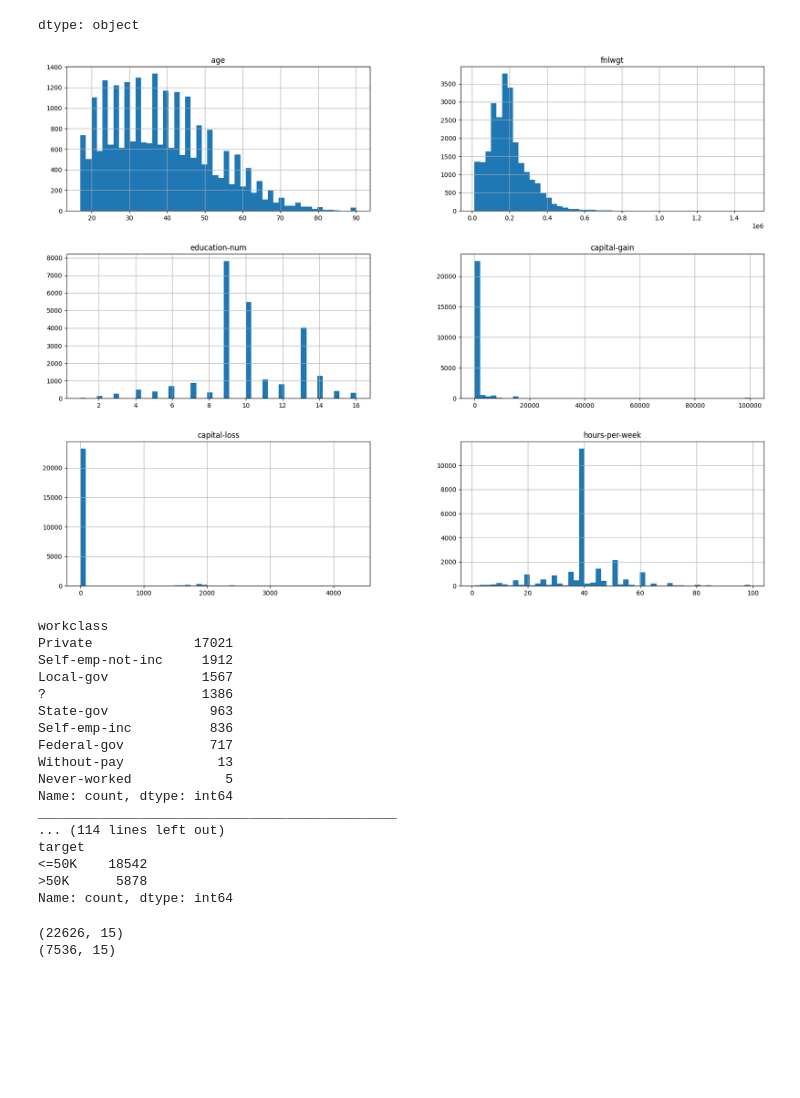
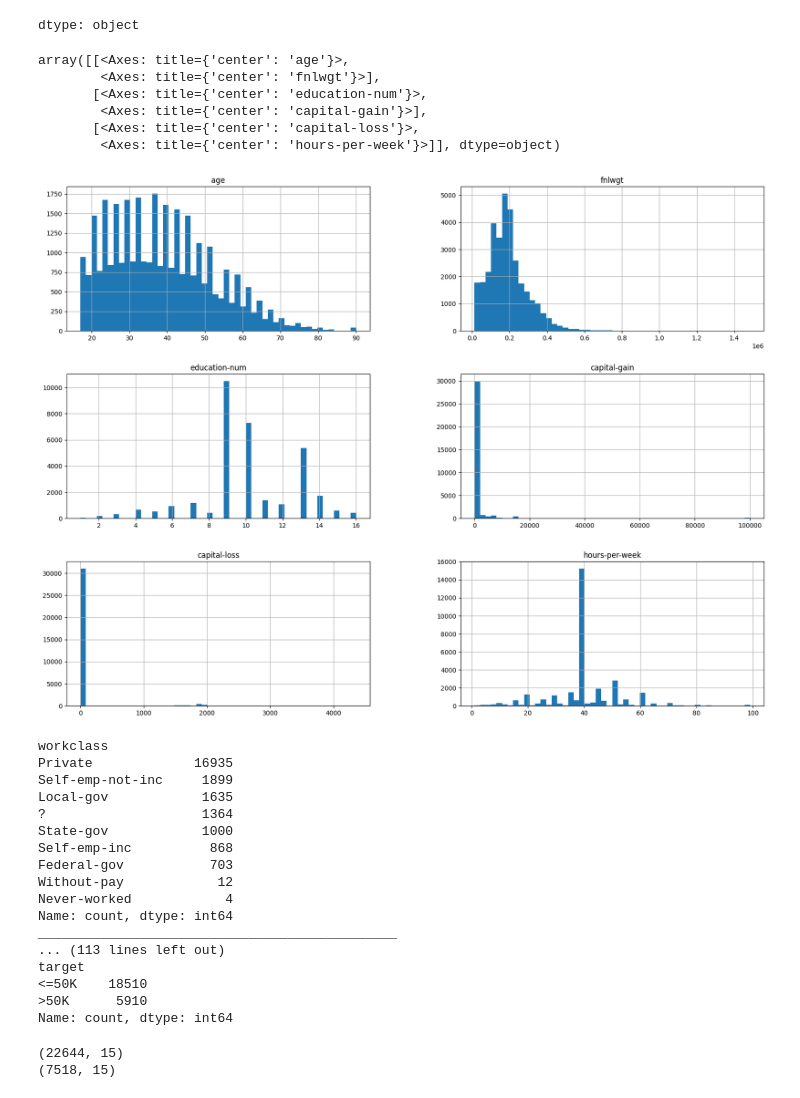
Before and after one commit to NavjotJabbal/gisma, a Jupyter notebook: exercises/machine-learning/other/data_preprocessing_and_feature_engineering.ipynb, the cells around one changed output. Cells and saved outputs as stored; diff of their text form; code cells hidden in the pictures; blank space fills up the shorter version.

```diff
--- a/exercises/machine-learning/other/data_preprocessing_and_feature_engineering.ipynb
+++ b/exercises/machine-learning/other/data_preprocessing_and_feature_engineering.ipynb
@@ -18,6 +21,6 @@ import matplotlib.pyplot as plt
 # %%
-data = pd.read_csv("https://raw.githubusercontent.com/m-mahdavi/teaching/refs/heads/main/datasets/adult.csv")
-data.head()
+df = pd.read_csv("https://raw.githubusercontent.com/m-mahdavi/teaching/refs/heads/main/datasets/adult.csv")
+df.head()
 # %% [output]
 |  | age | workclass | fnlwgt | education | education-num | marital-status | occupation | relationship | ... |
 | 0 | 39 | State-gov | 77516 | Bachelors | 13 | Never-married | Adm-clerical | Not-in-family | ... |
@@ -55,58 +58,61 @@ data_train.dtypes
 | target | object |
 dtype: object
 # %%
-numerical_data = data_train.select_dtypes(include=['number'])
-
-numerical_data.hist(bins=50, figsize=(20, 15))
-plt.show()
+df.hist(bins=50, figsize=(20, 15))
 # %% [output]
+array([[<Axes: title={'center': 'age'}>,
+        <Axes: title={'center': 'fnlwgt'}>],
+       [<Axes: title={'center': 'education-num'}>,
+        <Axes: title={'center': 'capital-gain'}>],
+       [<Axes: title={'center': 'capital-loss'}>,
+        <Axes: title={'center': 'hours-per-week'}>]], dtype=object)
-[figure, old version]
+[figure, new version]
 # %%
-print(data_train["workclass"].value_counts())
+print(df_train["workclass"].value_counts())
 print("______________________________________________")
-print(data_train["education"].value_counts())
+print(df_train["education"].value_counts())
 print("______________________________________________")
-print(data_train["marital-status"].value_counts())
+print(df_train["marital-status"].value_counts())
 print("______________________________________________")
-print(data_train["occupation"].value_counts())
+print(df_train["occupation"].value_counts())
 print("______________________________________________")
-print(data_train["relationship"].value_counts())
+print(df_train["relationship"].value_counts())
 print("______________________________________________")
-print(data_train["race"].value_counts())
+print(df_train["race"].value_counts())
 print("______________________________________________")
-print(data_train["sex"].value_counts())
+print(df_train["sex"].value_counts())
 print("______________________________________________")
-print(data_train["native-country"].value_counts())
+print(df_train["native-country"].value_counts())
 print("______________________________________________")
-print(data_train["target"].value_counts())
+print(df_train["target"].value_counts())
 # %% [output]
 workclass
-Private             17021
-Self-emp-not-inc     1912
-Local-gov            1567
-?                    1386
-State-gov             963
-Self-emp-inc          836
-Federal-gov           717
-Without-pay            13
-Never-worked            5
+Private             16935
+Self-emp-not-inc     1899
+Local-gov            1635
+?                    1364
+State-gov            1000
+Self-emp-inc          868
+Federal-gov           703
+Without-pay            12
+Never-worked            4
 Name: count, dtype: int64
 ______________________________________________
-... (114 lines left out)
+... (113 lines left out)
 target
-<=50K    18542
->50K      5878
+<=50K    18510
+>50K      5910
 Name: count, dtype: int64
 # %%
-data_train = data_train.replace(" ?", pd.NA)
-data_test = data_test.replace(" ?", pd.NA)
+df_train = df_train.replace(" ?", pd.NA)
+df_test = df_test.replace(" ?", pd.NA)
 
-data_train = data_train.dropna()
-data_test = data_test.dropna()
+df_train = df_train.dropna()
+df_test = df_test.dropna()
 
-print(data_train.shape)
-print(data_test.shape)
+print(df_train.shape)
+print(df_test.shape)
 # %% [output]
-(22626, 15)
-(7536, 15)
+(22644, 15)
+(7518, 15)
 # %%
```
Also changed, not shown: parts of 7 cells of this notebook.
